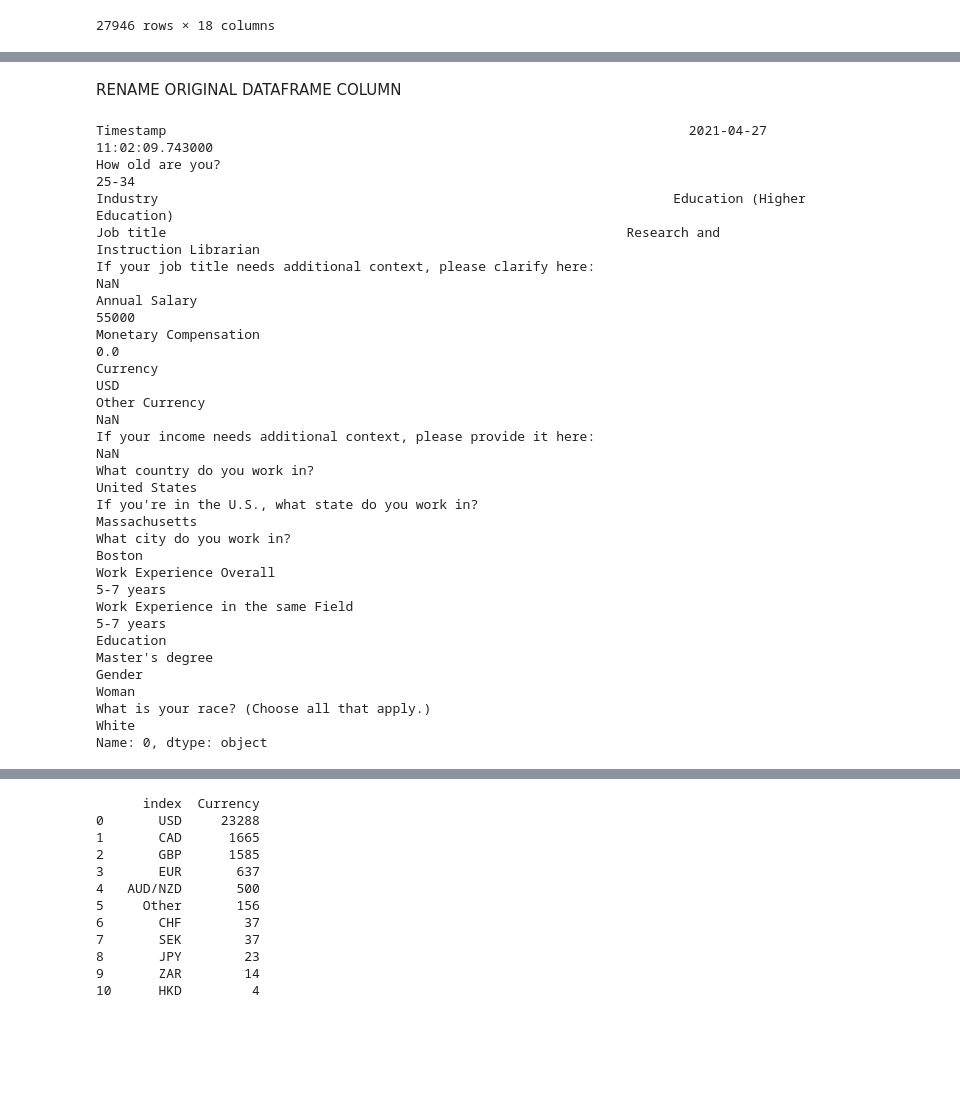
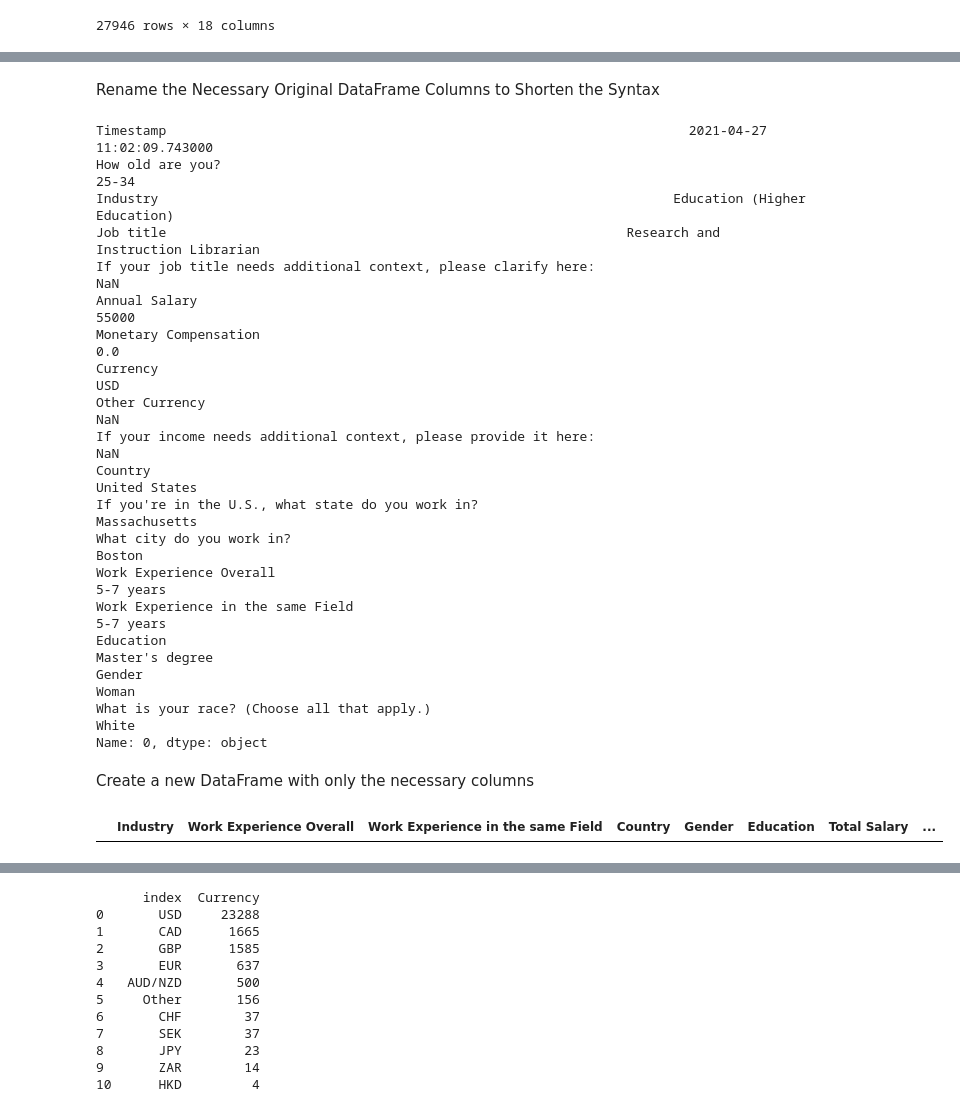
Before and after one commit to CleonKalea/Foundation-of-Data-Science, a Jupyter notebook: Tugas 1/Exploratory Data Analysis - 2021 Salary Survey.ipynb, the cells around one changed output, grey strips where cells are left out. Drawn from its saved outputs; the diff is of its cells as text; code cells hidden in the pictures; blank space fills up the shorter version.

```diff
--- a/Tugas 1/Exploratory Data Analysis - 2021 Salary Survey.ipynb
+++ b/Tugas 1/Exploratory Data Analysis - 2021 Salary Survey.ipynb
@@ -68,7 +53,7 @@ latihan_df
-# %% [markdown]
-RENAME ORIGINAL DATAFRAME COLUMN
+# %% [markdown]
+Rename the Necessary Original DataFrame Columns to Shorten the Syntax
 # %%
-df = df.rename(columns={"What is your annual salary? (You\'ll indicate the currency in a later question. If you are part-time or hourly, please enter an annualized equivalent -- what you would earn if you worked the job 40 hours a week, 52 weeks a year.)": 'Annual Salary',
+original_df = original_df.rename(columns={"What is your annual salary? (You\'ll indicate the currency in a later question. If you are part-time or hourly, please enter an annualized equivalent -- what you would earn if you worked the job 40 hours a week, 52 weeks a year.)": 'Annual Salary',
                         "How much additional monetary compensation do you get, if any (for example, bonuses or overtime in an average year)? Please only include monetary compensation here, not the value of benefits." : "Monetary Compensation",
                         "What industry do you work in?" : "Industry",
                         "How many years of professional work experience do you have overall?" : "Work Experience Overall",
@@ -76,9 +61,10 @@ df = df.rename(columns={"What is your annual salary? (You\'ll indicate the curre
                         "What is your gender?" : "Gender",
                         "What is your highest level of education completed?" : "Education",
                         "Please indicate the currency" : "Currency",
-                        "If \"Other,\" please indicate the currency here: " : "Other Currency"})
+                        "If \"Other,\" please indicate the currency here: " : "Other Currency",
+                        "What country do you work in?" : "Country"})
 
-df.iloc[0]
+original_df.iloc[0]
 # %% [output]
 Timestamp                                                                   2021-04-27 11:02:09.743000
 How old are you?                                                                                 25-34
@@ -90,7 +76,7 @@ Monetary Compensation
 Currency                                                                                           USD
 Other Currency                                                                                     NaN
 If your income needs additional context, please provide it here:                                   NaN
-What country do you work in?                                                             United States
+Country                                                                                  United States
 If you're in the U.S., what state do you work in?                                        Massachusetts
 What city do you work in?                                                                       Boston
 Work Experience Overall                                                                      5-7 years
@@ -99,3 +85,10 @@ Education
 Gender                                                                                           Woman
 What is your race? (Choose all that apply.)                                                      White
 Name: 0, dtype: object
+# %% [markdown]
+Create a new DataFrame with only the necessary columns
+# %%
+salary_survey_df = pd.DataFrame(columns=['Industry', 'Job Title', 'Work Experience Overall', 'Work Experience in the same Field', 'Country', 'Gender', 'Education', 'Total Salary', 'Currency'])
+salary_survey_df
+# %% [output]
+|  | Industry | Work Experience Overall | Work Experience in the same Field | Country | Gender | Education | Total Salary | ... |
```
Also changed, not shown: parts of 28 cells of this notebook.
